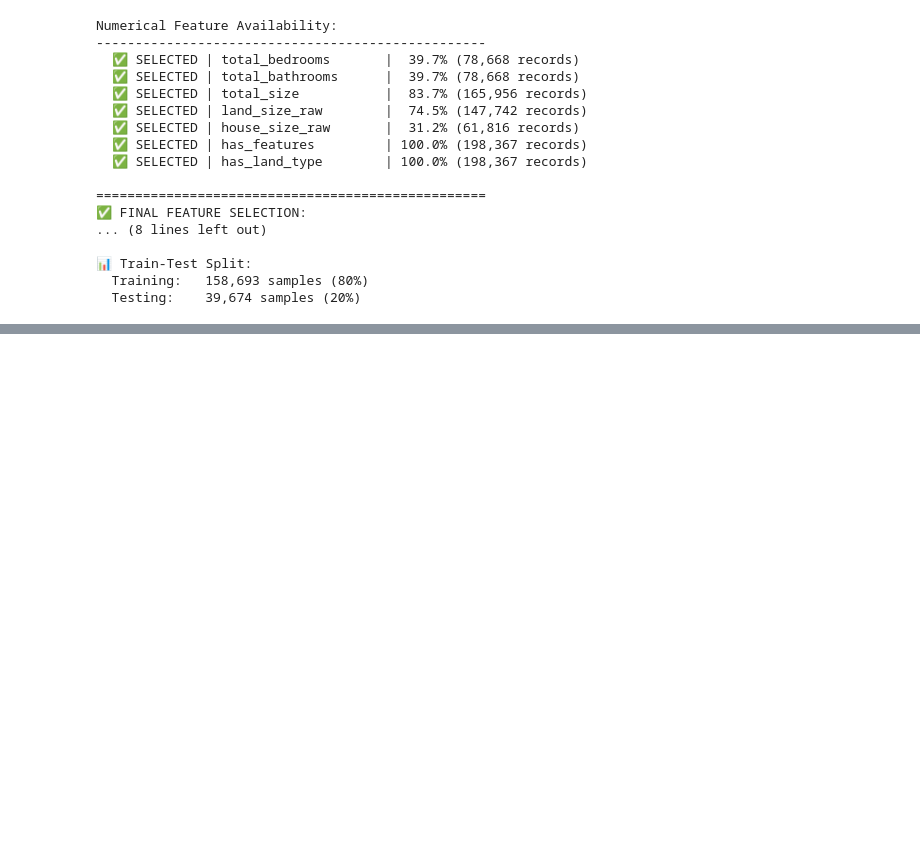
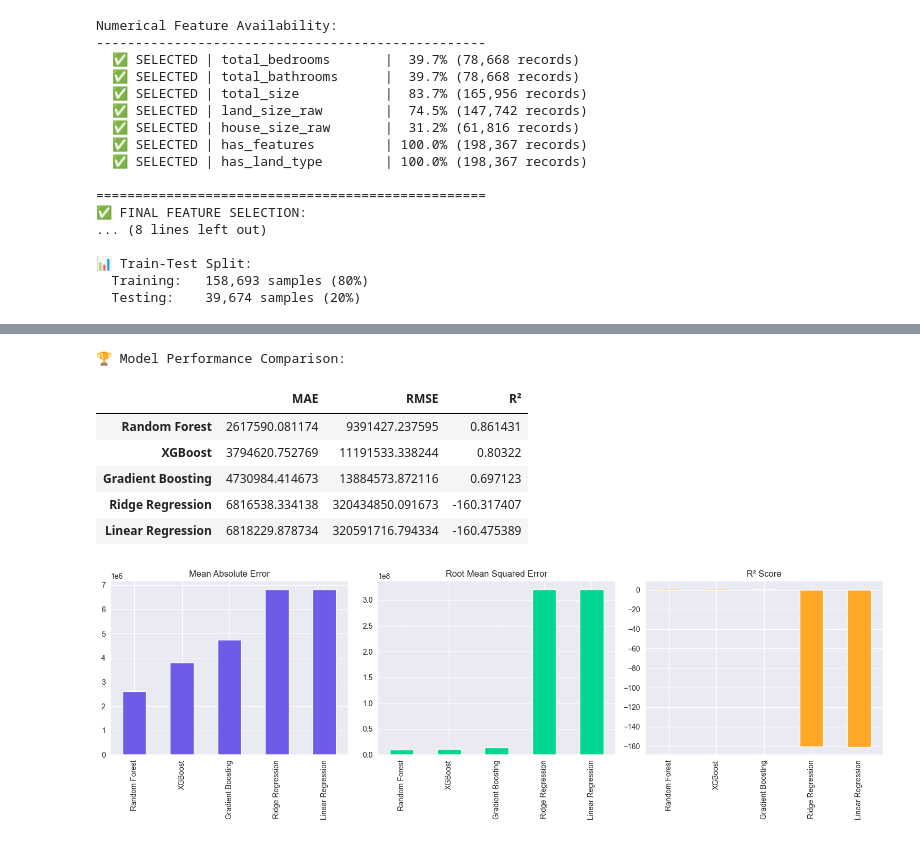
Before and after one commit to RiyaasathMJM/DecodeLabs-Internship, a Jupyter notebook: project2-Land Price Prediction in SL/notebook.ipynb, the cells around one changed output, grey strips where cells are left out. Saved outputs shown, nothing was run; the diff lists cells and outputs as text; code cells hidden in the pictures; blank space fills up the shorter version.

Commit message:
Model selection,comparision and final model evalution

```diff
--- a/project2-Land Price Prediction in SL/notebook.ipynb
+++ b/project2-Land Price Prediction in SL/notebook.ipynb
@@ -469,3 +469,25 @@ Numerical Feature Availability:
 📊 Train-Test Split:
   Training:   158,693 samples (80%)
   Testing:    39,674 samples (20%)
+# %%
+# Preprocessing Pipeline
+
+
+# Preprocessing for numerical data
+numerical_transformer = Pipeline(steps=[
+    ('scaler', StandardScaler())
+])
+
+# Preprocessing for categorical data
+categorical_transformer = Pipeline(steps=[
+    ('onehot', OneHotEncoder(handle_unknown='ignore', sparse_output=False))
+])
+
+# Bundle preprocessing
+preprocessor = ColumnTransformer(
+    transformers=[
+        ('num', numerical_transformer, numerical_features),
+        ('cat', categorical_transformer, categorical_features)
+    ])
+
+print("✅ Preprocessing pipeline created")
@@ -471,0 +579,30 @@ Numerical Feature Availability:
+# %%
+#  Model Comparison
+
+
+results_df = pd.DataFrame(results).T
+results_df = results_df[['MAE', 'RMSE', 'R²']]
+results_df = results_df.sort_values('R²', ascending=False)
+
+print("\n🏆 Model Performance Comparison:")
+display(results_df)
+
+# Visualize
+fig, axes = plt.subplots(1, 3, figsize=(15, 5))
+results_df['MAE'].plot(kind='bar', ax=axes[0], color='#6c5ce7')
+axes[0].set_title('Mean Absolute Error')
+results_df['RMSE'].plot(kind='bar', ax=axes[1], color='#00d68f')
+axes[1].set_title('Root Mean Squared Error')
+results_df['R²'].plot(kind='bar', ax=axes[2], color='#ffa726')
+axes[2].set_title('R² Score')
+plt.tight_layout()
+plt.show()
+# %% [output]
+🏆 Model Performance Comparison:
+|  | MAE | RMSE | R² |
+| Random Forest | 2617590.081174 | 9391427.237595 | 0.861431 |
+| XGBoost | 3794620.752769 | 11191533.338244 | 0.80322 |
+| Gradient Boosting | 4730984.414673 | 13884573.872116 | 0.697123 |
+| Ridge Regression | 6816538.334138 | 320434850.091673 | -160.317407 |
+| Linear Regression | 6818229.878734 | 320591716.794334 | -160.475389 |
+[figure, added]
```
Also changed, not shown: parts of 5 cells of this notebook, 1 other file.
